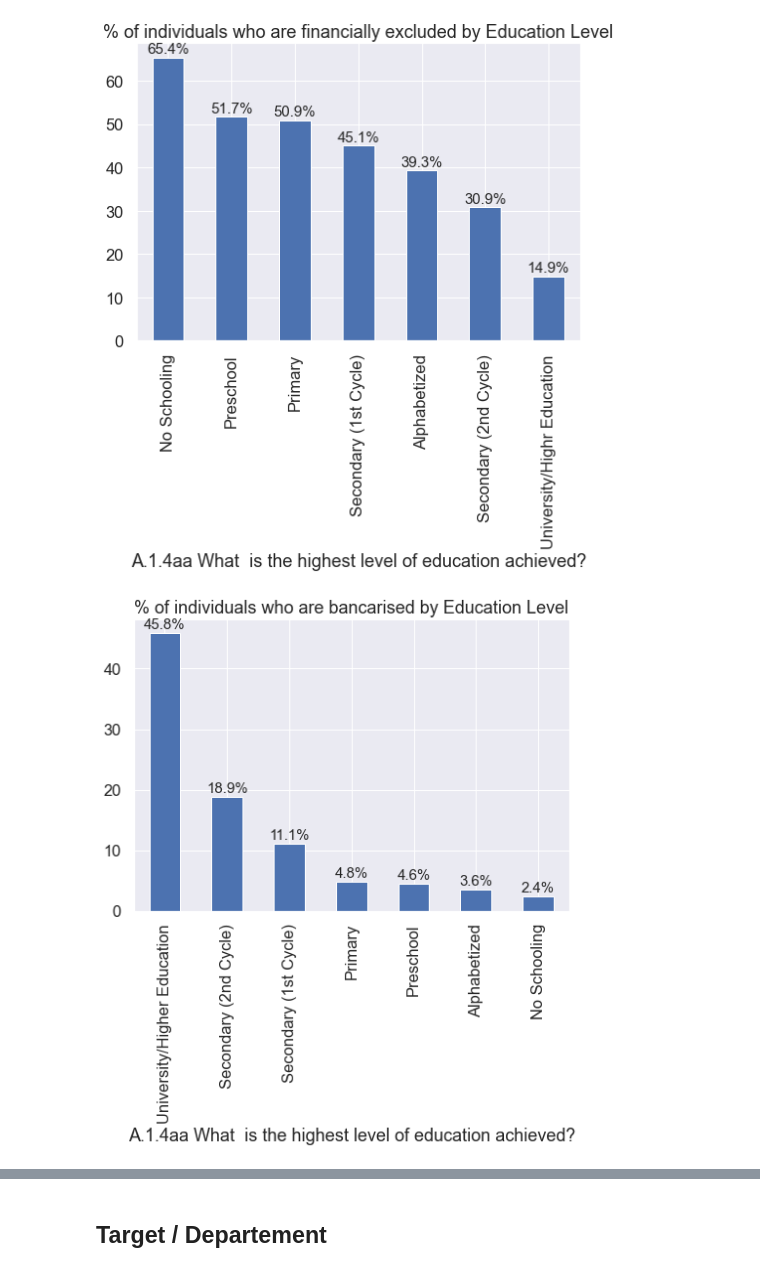
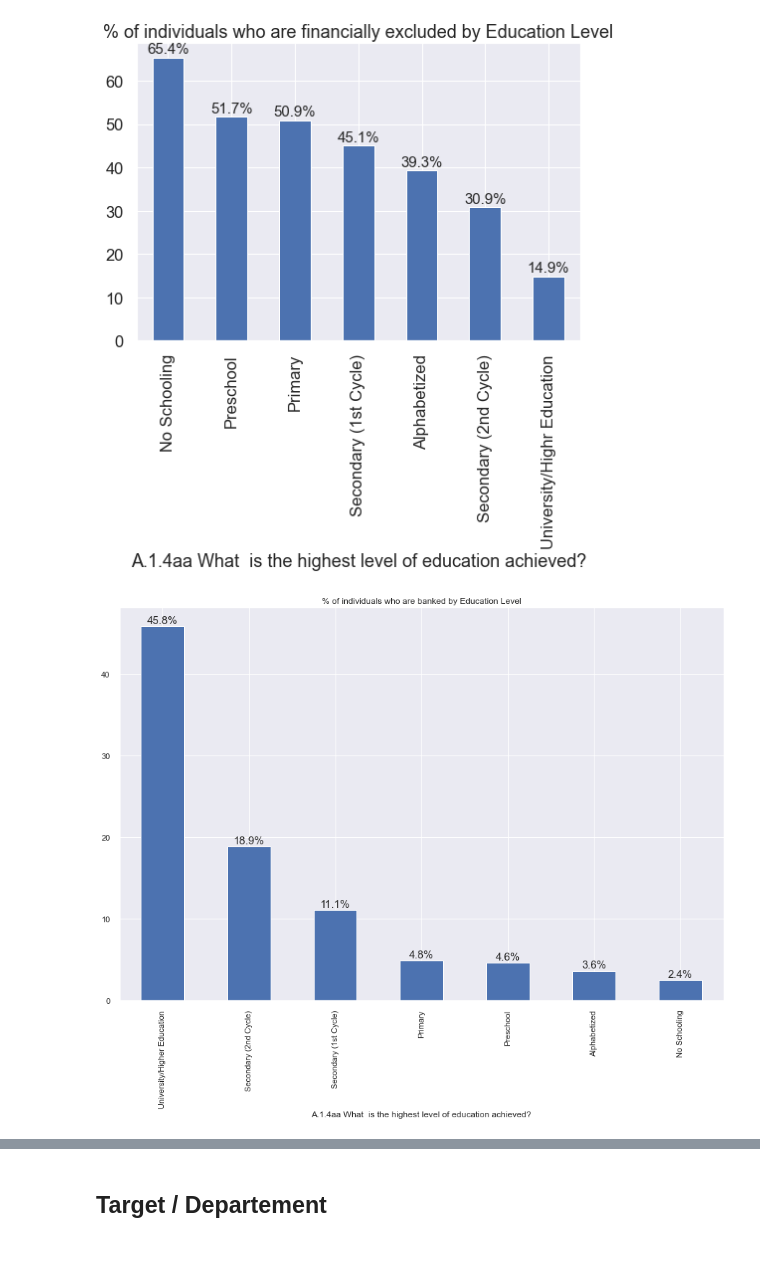
Before and after one commit to VIP509/Finance-Inclusion-1, a Jupyter notebook: Financial Inclusion EDA.ipynb, the cells around one changed output, grey strips where cells are left out. Drawn from its saved outputs; the diff is of its cells as text; code cells hidden in the pictures.

```diff
--- a/Financial Inclusion EDA.ipynb
+++ b/Financial Inclusion EDA.ipynb
@@ -483,21 +483,22 @@ for bar in ax.patches:
 # %%
 ax = ((df1[df1['Financial Access Strand']==1].groupby(['A.1.4aa What  is the highest level of education achieved?'])['Financial Access Strand'].count()*100)/(df1.groupby(['A.1.4aa What  is the highest level of education achieved?'])['Financial Access Strand'].count())).sort_values(ascending = False).rename(index = {1: 'No Schooling',
  2.0: 'Alphabetized',
  3.0: 'Preschool',
  4.0: 'Primary',
  5.0: 'Secondary (1st Cycle)',
  6.0: 'Secondary (2nd Cycle)',
  7.0: 'University/Higher Education'}).plot.bar()
+fig = plt.gcf()
 fig.set_size_inches(15, 10)
-plt.title("% of individuals who are bancarised by Education Level")
+plt.title("% of individuals who are banked by Education Level")
 for bar in ax.patches:
     ax.annotate('{:.1f}%'.format(bar.get_height()),
                    (bar.get_x() + bar.get_width() / 2,
                     bar.get_height()), ha='center', va='center',
                    size=15, xytext=(0, 8),
                    textcoords='offset points')
 # %% [output]
-[figure, old version]
+[figure, new version]
 # %%
 ax = ((df1[df1['Financial Access Strand']==2].groupby(['A.1.4aa What  is the highest level of education achieved?'])['Financial Access Strand'].count()*100)/(df1.groupby(['A.1.4aa What  is the highest level of education achieved?'])['Financial Access Strand'].count())).sort_values(ascending = False).rename(index = {1: 'No Schooling',
  2.0: 'Alphabetized',
```
Also changed, not shown: parts of 15 cells of this notebook, 2 other files.
